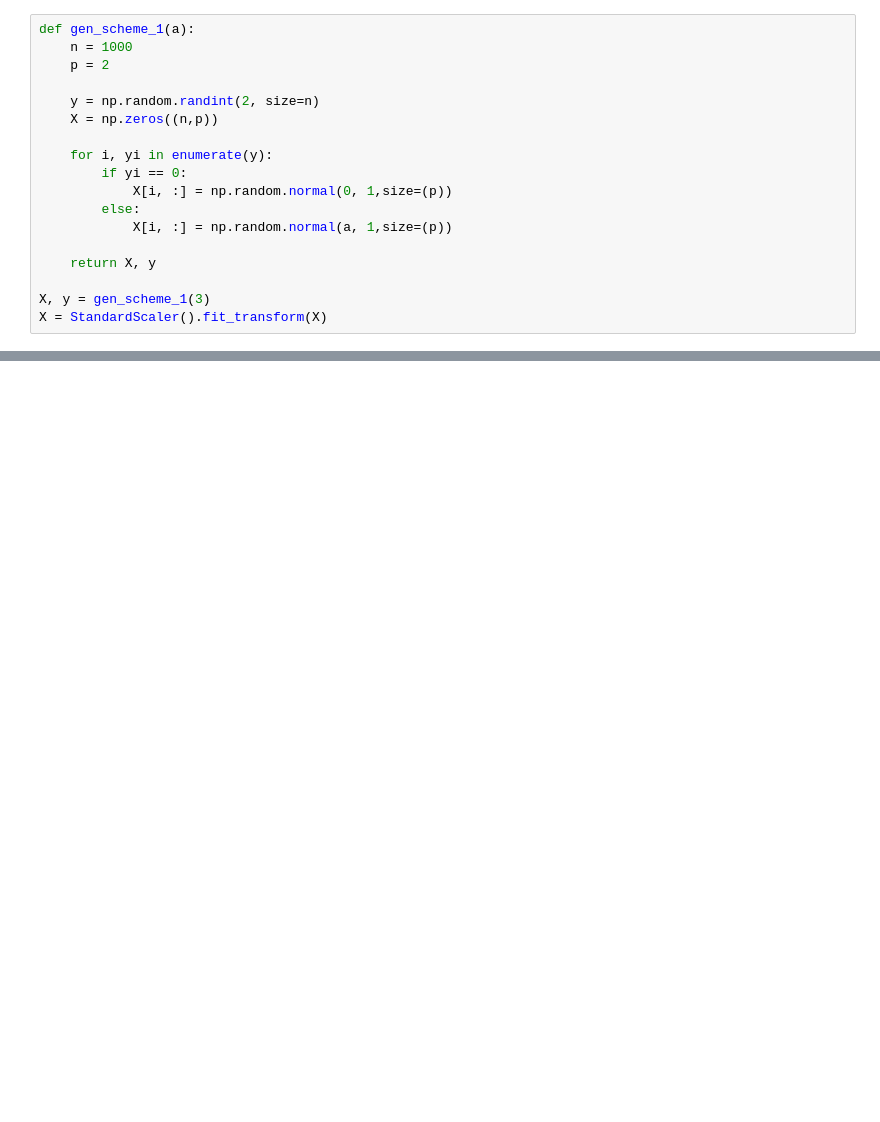
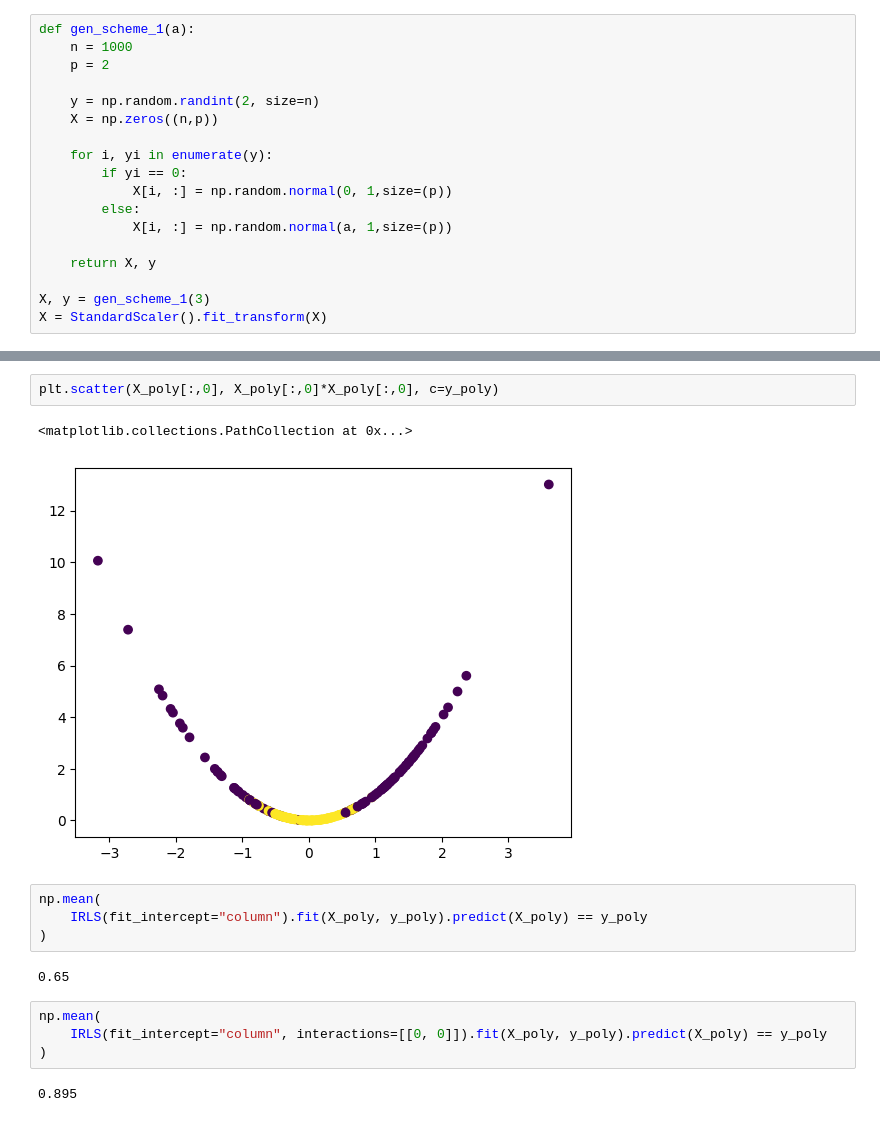
Before and after one commit to jakfol1217/AdvancedML_Project, a Jupyter notebook: aml-project.ipynb, the cells around one changed output, grey strips where cells are left out. Saved outputs shown, nothing was run; the diff lists cells and outputs as text; blank space fills up the shorter version.

```diff
--- a/aml-project.ipynb
+++ b/aml-project.ipynb
@@ -51,0 +78,17 @@ IRLS(fit_intercept="column", interactions=[[0, 1]]).fit(X, y).params()
+# %%
+plt.scatter(X_poly[:,0], X_poly[:,0]*X_poly[:,0], c=y_poly)
+# %% [output]
+<matplotlib.collections.PathCollection at 0x...>
+[figure, added]
+# %%
+np.mean(
+    IRLS(fit_intercept="column").fit(X_poly, y_poly).predict(X_poly) == y_poly
+)
+# %% [output]
+0.65
+# %%
+np.mean(
+    IRLS(fit_intercept="column", interactions=[[0, 0]]).fit(X_poly, y_poly).predict(X_poly) == y_poly
+)
+# %% [output]
+0.895
```
Also changed, not shown: parts of 22 cells of this notebook.
